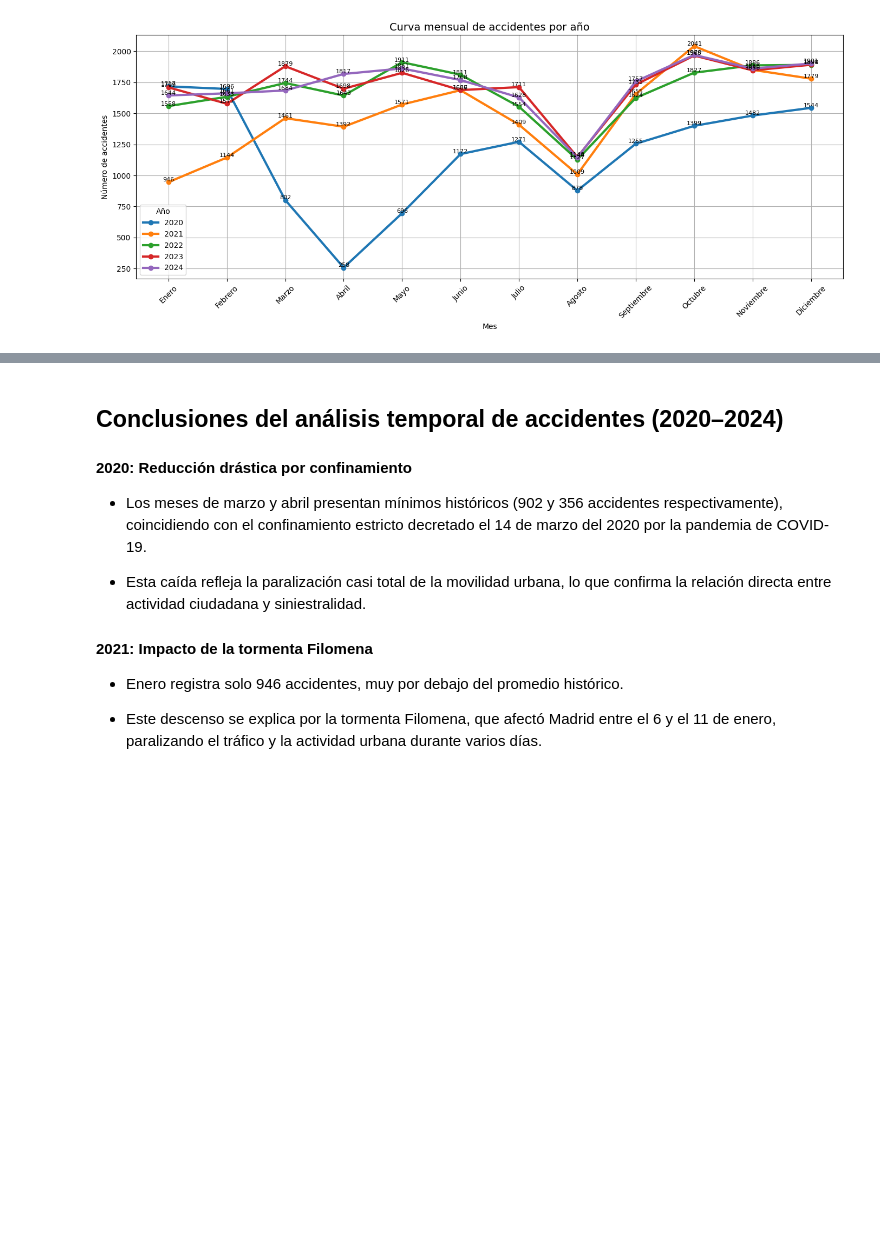
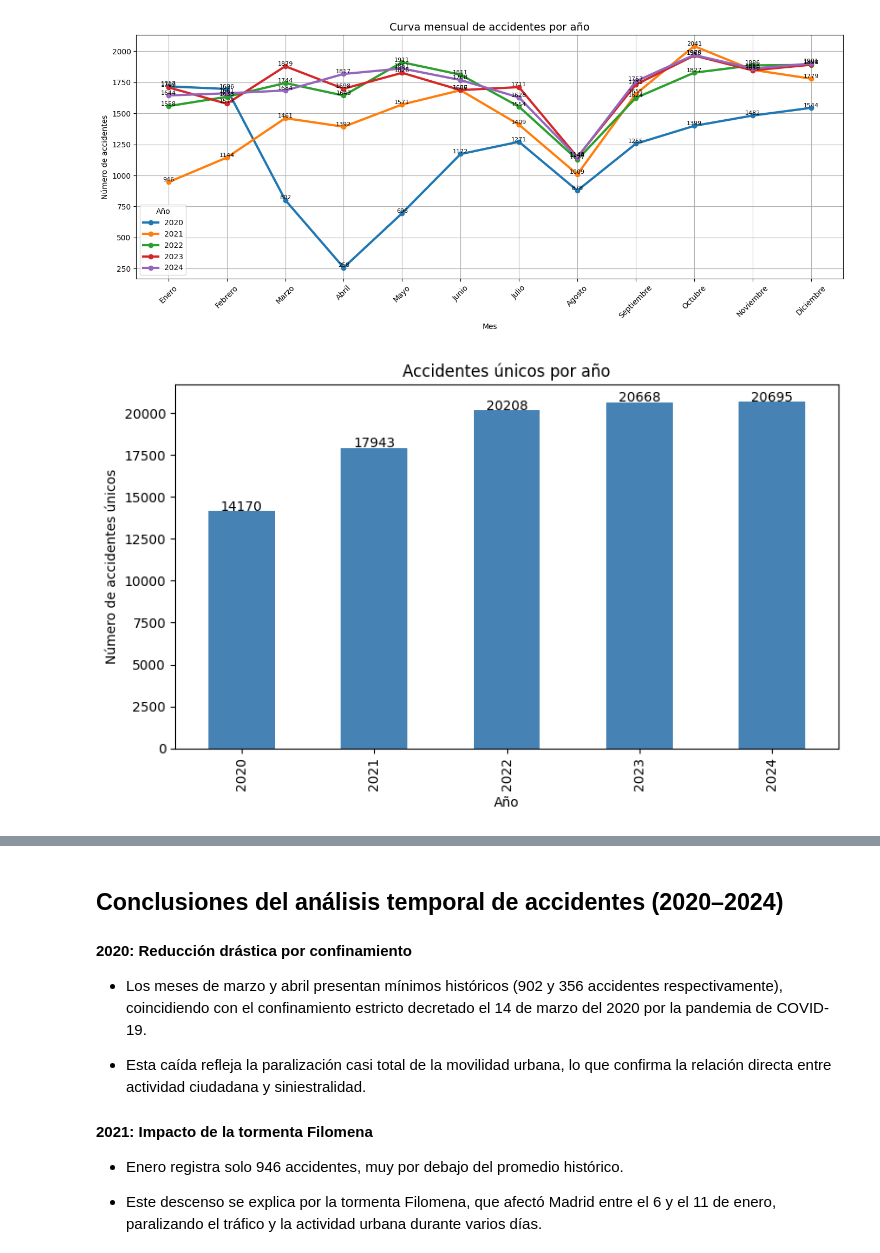
Before and after one commit to Cesar-CSP/EDA-ACCIDENTALIDAD_MADRID, a Jupyter notebook: Main/Main_EDA_Accidentalidad.ipynb, the cells around one changed output, grey strips where cells are left out. Drawn from its saved outputs; the diff is of its cells as text; code cells hidden in the pictures; blank space fills up the shorter version.

```diff
--- a/Main/Main_EDA_Accidentalidad.ipynb
+++ b/Main/Main_EDA_Accidentalidad.ipynb
@@ -156,3 +155,24 @@ df_unicos = preparar_accidentes_unicos(df_accidentes)
 curva_mensual_multianual(df_unicos)
 # %% [output]
 [figure]
+# %%
+import matplotlib.pyplot as plt
+
+# Conteo de accidentes únicos por año
+accidentes_por_año = df_unicos['año'].value_counts().sort_index()
+
+plt.figure(figsize=(8,5))
+accidentes_por_año.plot(kind='bar', color='steelblue')
+
+plt.title("Accidentes únicos por año")
+plt.xlabel("Año")
+plt.ylabel("Número de accidentes únicos")
+
+# Etiquetas encima de cada barra
+for i, v in enumerate(accidentes_por_año.values):
+    plt.text(i, v + 5, str(v), ha='center', fontsize=10)
+
+plt.tight_layout()
+plt.show()
+# %% [output]
+[figure, added]
```
Also changed, not shown: parts of 4 cells of this notebook.
